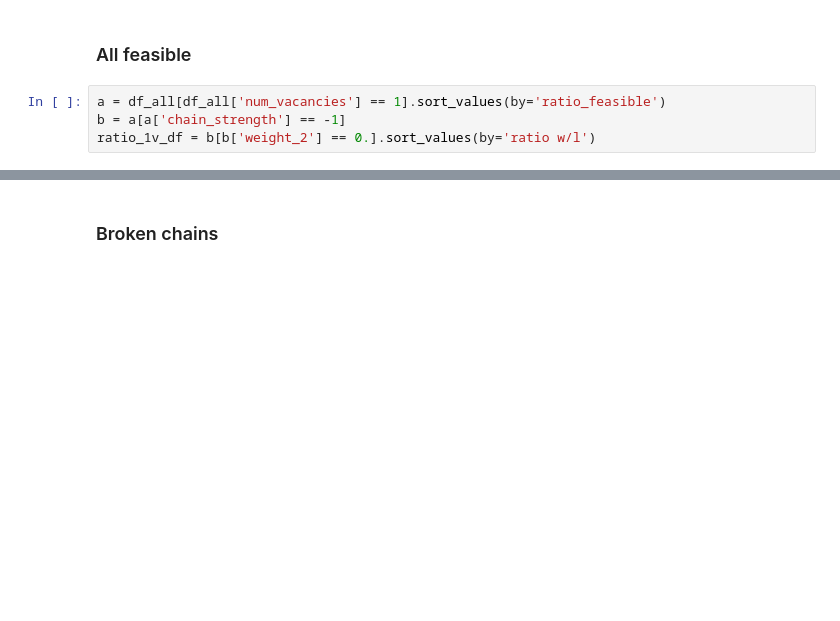
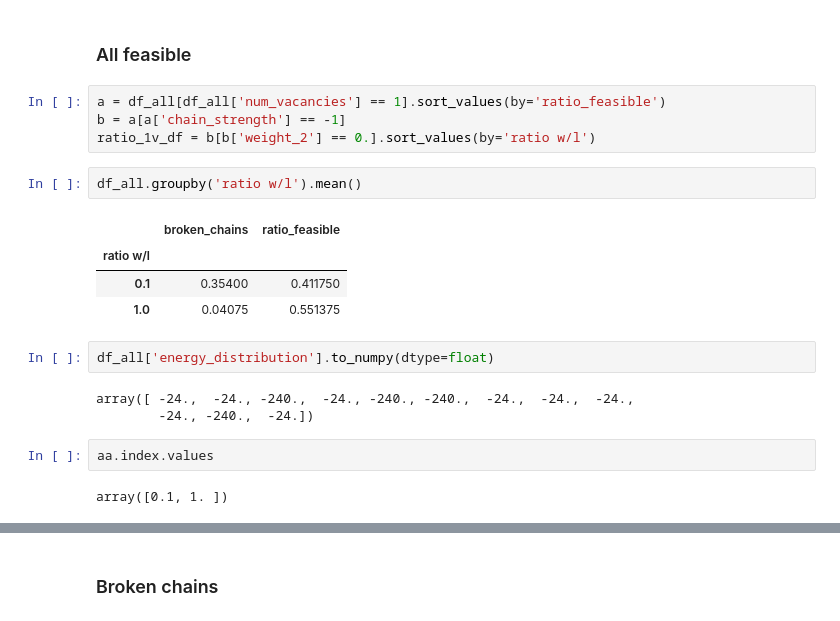
Before and after one commit to cmc-ucl/quantum_computing, a Jupyter notebook: Experiments.ipynb, the cells around one changed output, grey strips where cells are left out. Drawn from its saved outputs; the diff is of its cells as text; blank space fills up the shorter version.

```diff
--- a/Experiments.ipynb
+++ b/Experiments.ipynb
@@ -257,3 +177,19 @@ a.sort_values(by='energy').head(15)
 a = df_all[df_all['num_vacancies'] == 1].sort_values(by='ratio_feasible')
 b = a[a['chain_strength'] == -1]
 ratio_1v_df = b[b['weight_2'] == 0.].sort_values(by='ratio w/l')
+# %%
+df_all.groupby('ratio w/l').mean()
+# %% [output]
+|  | broken_chains | ratio_feasible |
+| ratio w/l |  |  |
+| 0.1 | 0.35400 | 0.411750 |
+| 1.0 | 0.04075 | 0.551375 |
+# %%
+df_all['energy_distribution'].to_numpy(dtype=float)
+# %% [output]
+array([ -24.,  -24., -240.,  -24., -240., -240.,  -24.,  -24.,  -24.,
+        -24., -240.,  -24.])
+# %%
+aa.index.values
+# %% [output]
+array([0.1, 1. ])
```
Also changed, not shown: parts of 17 cells of this notebook.
